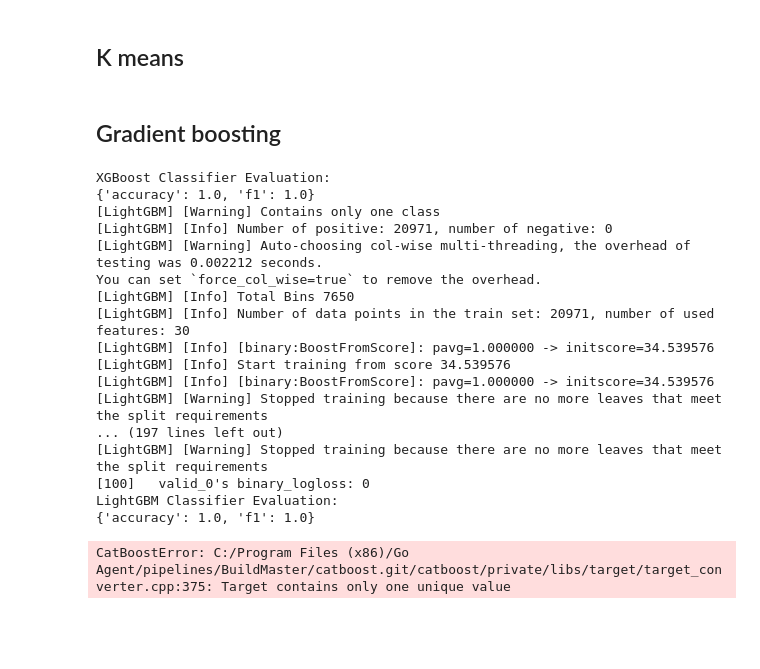
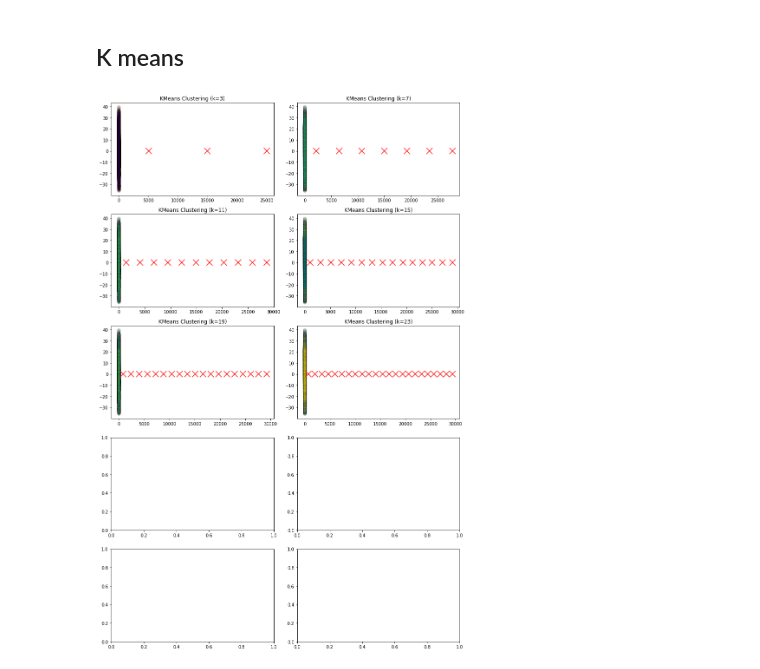
Before and after one commit to BesMaks/Steam-recs-experimental, a Jupyter notebook: 4-5-LFM-Kmeans.ipynb, the cells around one changed output. Cells and saved outputs as stored; diff of their text form; code cells hidden in the pictures; blank space fills up the shorter version.

```diff
--- a/4-5-LFM-Kmeans.ipynb
+++ b/4-5-LFM-Kmeans.ipynb
@@ -95,9 +31,11 @@ interactions_csv_path = "interactions.csv"
 X_reduced, X_2d, y = load_and_preprocess_data(interactions_csv_path)
 # %%
-# interactions_csv_path = "interactions.csv"
-# X, X_2d = visualize_interactions_data_with_tsne(interactions_csv_path)
+interactions_csv_path = "interactions.csv"
+X, X_2d = visualize_interactions_data_with_tsne(interactions_csv_path)
 # %% [markdown]
 ## K means
 # %%
-# # Run KMeans visualization on the 2D projected data
-# elbow_data = run_kmeans_visualization(X, X_2d)
+# Run KMeans visualization on the 2D projected data
+elbow_data = run_kmeans_visualization(X, X_2d)
+# %% [output]
+[figure, added]
@@ -111,2 +41,0 @@ X_reduced, X_2d, y = load_and_preprocess_data(interactions_csv_path)
-# %% [markdown]
-## Gradient boosting
@@ -136,21 +41,0 @@ def evaluate_gradient_boosting_models(X: np.ndarray, y: np.ndarray):
-# %%
-evaluate_gradient_boosting_models(X_reduced, y)
-# %% [output]
-XGBoost Classifier Evaluation:
-{'accuracy': 1.0, 'f1': 1.0}
-[LightGBM] [Warning] Contains only one class
-[LightGBM] [Info] Number of positive: 20971, number of negative: 0
-[LightGBM] [Warning] Auto-choosing col-wise multi-threading, the overhead of testing was 0.002212 seconds.
-You can set `force_col_wise=true` to remove the overhead.
-[LightGBM] [Info] Total Bins 7650
-[LightGBM] [Info] Number of data points in the train set: 20971, number of used features: 30
-[LightGBM] [Info] [binary:BoostFromScore]: pavg=1.000000 -> initscore=34.539576
-[LightGBM] [Info] Start training from score 34.539576
-[LightGBM] [Info] [binary:BoostFromScore]: pavg=1.000000 -> initscore=34.539576
-[LightGBM] [Warning] Stopped training because there are no more leaves that meet the split requirements
-... (197 lines left out)
-[LightGBM] [Warning] Stopped training because there are no more leaves that meet the split requirements
-[100]   valid_0's binary_logloss: 0
-LightGBM Classifier Evaluation:
-{'accuracy': 1.0, 'f1': 1.0}
-CatBoostError: C:/Program Files (x86)/Go Agent/pipelines/BuildMaster/catboost.git/catboost/private/libs/target/target_converter.cpp:375: Target contains only one unique value
```
Also changed, not shown: parts of 6 cells of this notebook, 33 other files.
